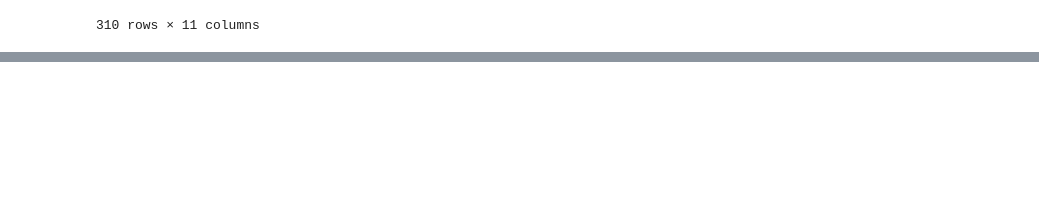
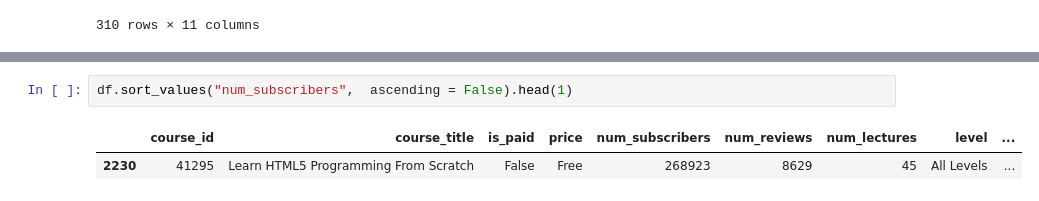
Before and after one commit to Tanay-Dwivedi/Udemy-Courses-Data-Analysis, a Jupyter notebook: udemy_courses_data_analysis.ipynb, the cells around one changed output, grey strips where cells are left out. Drawn from its saved outputs; the diff is of its cells as text; blank space fills up the shorter version.

```diff
--- a/udemy_courses_data_analysis.ipynb
+++ b/udemy_courses_data_analysis.ipynb
@@ -123,0 +130,5 @@ df[(df["is_paid"]== False) & (df["price"] == "Free")]
+# %%
+df.sort_values("num_subscribers",  ascending = False).head(1)
+# %% [output]
+|  | course_id | course_title | is_paid | price | num_subscribers | num_reviews | num_lectures | level | ... |
+| 2230 | 41295 | Learn HTML5 Programming From Scratch | False | Free | 268923 | 8629 | 45 | All Levels | ... |
```
Also changed, not shown: parts of 15 cells of this notebook.
